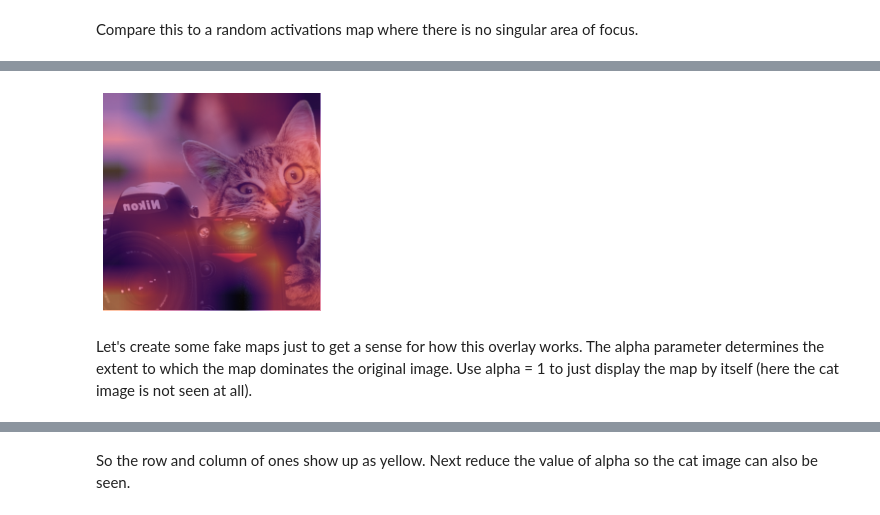
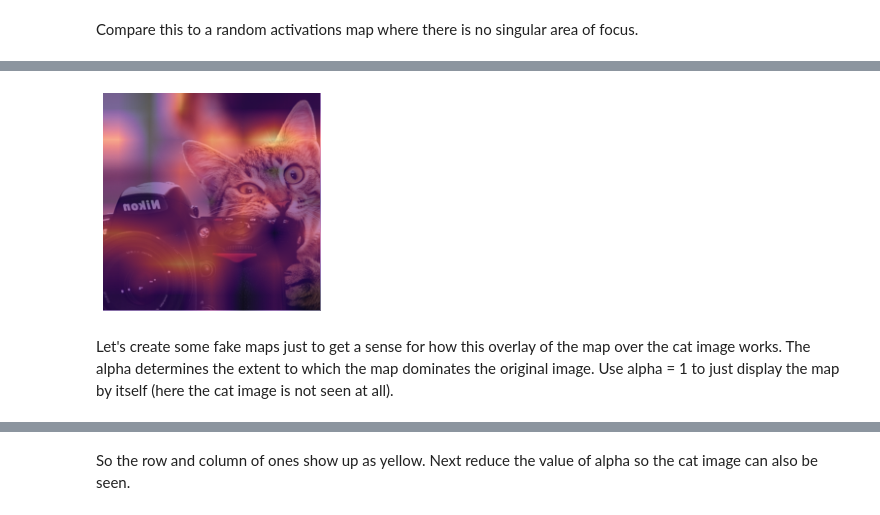
Before and after one commit to nasheqlbrm/blog, a Jupyter notebook: _notebooks/2021-10-25-image-embeddings.ipynb, the cells around one changed output, grey strips where cells are left out. Saved outputs shown, nothing was run; the diff lists cells and outputs as text; code cells hidden in the pictures.

```diff
--- a/_notebooks/2021-10-25-image-embeddings.ipynb
+++ b/_notebooks/2021-10-25-image-embeddings.ipynb
@@ -253,14 +259,10 @@ tensor([[-0.6246, -2.0889, -0.2410,  0.1757,  0.4851, -0.0344, -1.1643],
        device='cuda:0')
-# %%
-x_dec = TensorImage(dls.train.decode((x,))[0][0])
-_,ax = plt.subplots()
-x_dec.show(ctx=ax)
-ax.imshow(rand_cmap.detach().cpu(), alpha=0.6, extent=(0,224,224,0),
-              interpolation='bilinear', cmap='magma');
-# %% [output]
-[figure, removed]
+# %%
+plot_image(rand_cmap)
+# %% [output]
+[figure, added]
 # %% [markdown]
-Let's create some fake maps just to get a sense for how this overlay works. The alpha parameter determines the extent to which the map dominates the original image. Use alpha = 1 to just display the map by itself (here the cat image is not seen at all).
+Let's create some fake maps just to get a sense for how this overlay of the map over the cat image works. The alpha determines the extent to which the map dominates the original image. Use alpha = 1 to just display the map by itself (here the cat image is not seen at all).
 # %%
 my_map = tensor([[0., 0., 1., 0., 0., 0., 0.],
         [ 1., 1., 1., 1., 1., 1., 1.],
```
Also changed, not shown: parts of 26 cells of this notebook.
